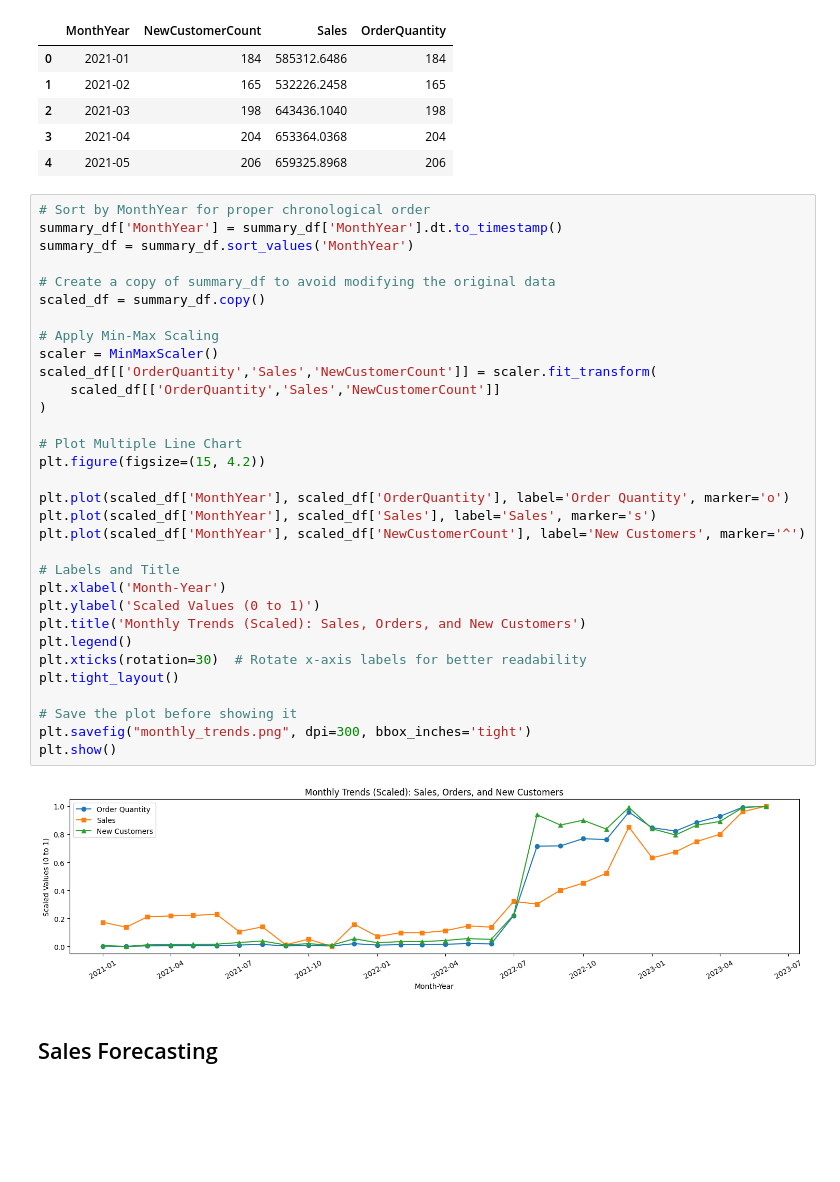
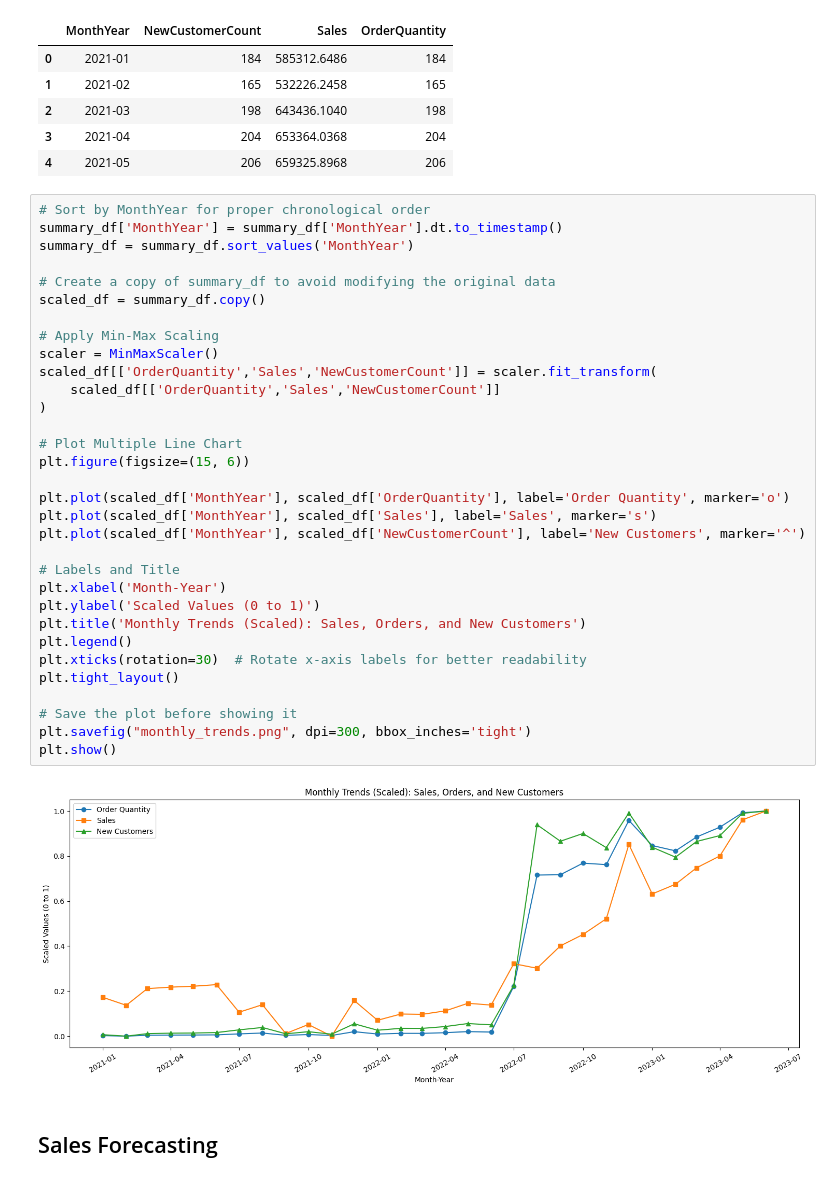
Before and after one commit to salacjamesrhode77/AdventureWorks_Forecasting_Model, a Jupyter notebook: AdventureWorks_Forecasting_Model.ipynb, the cells around one changed output. Saved outputs shown, nothing was run; the diff lists cells and outputs as text; blank space fills up the shorter version.

```diff
--- a/AdventureWorks_Forecasting_Model.ipynb
+++ b/AdventureWorks_Forecasting_Model.ipynb
@@ -91,35 +91,35 @@ summary_df.head()
 summary_df['MonthYear'] = summary_df['MonthYear'].dt.to_timestamp()
 summary_df = summary_df.sort_values('MonthYear')
 
 # Create a copy of summary_df to avoid modifying the original data
 scaled_df = summary_df.copy()
 
 # Apply Min-Max Scaling
 scaler = MinMaxScaler()
 scaled_df[['OrderQuantity','Sales','NewCustomerCount']] = scaler.fit_transform(
     scaled_df[['OrderQuantity','Sales','NewCustomerCount']]
 )
 
 # Plot Multiple Line Chart
-plt.figure(figsize=(15, 4.2))
+plt.figure(figsize=(15, 6))
 
 plt.plot(scaled_df['MonthYear'], scaled_df['OrderQuantity'], label='Order Quantity', marker='o')
 plt.plot(scaled_df['MonthYear'], scaled_df['Sales'], label='Sales', marker='s')
 plt.plot(scaled_df['MonthYear'], scaled_df['NewCustomerCount'], label='New Customers', marker='^')
 
 # Labels and Title
 plt.xlabel('Month-Year')
 plt.ylabel('Scaled Values (0 to 1)')
 plt.title('Monthly Trends (Scaled): Sales, Orders, and New Customers')
 plt.legend()
 plt.xticks(rotation=30)  # Rotate x-axis labels for better readability
 plt.tight_layout()
 
 # Save the plot before showing it
 plt.savefig("monthly_trends.png", dpi=300, bbox_inches='tight')
 plt.show()
 # %% [output]
-[figure, old version]
+[figure, new version]
 # %% [markdown]
 ## Sales Forecasting
 # %% [markdown]
```
